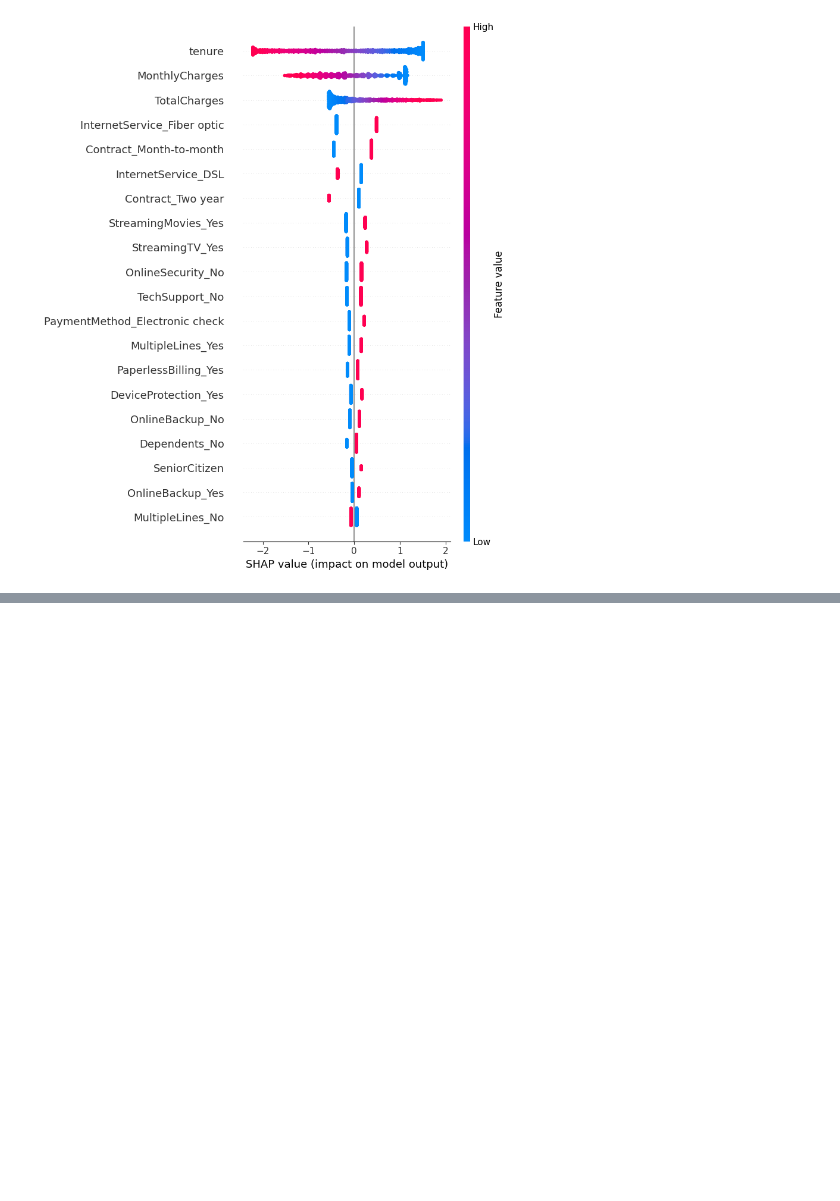
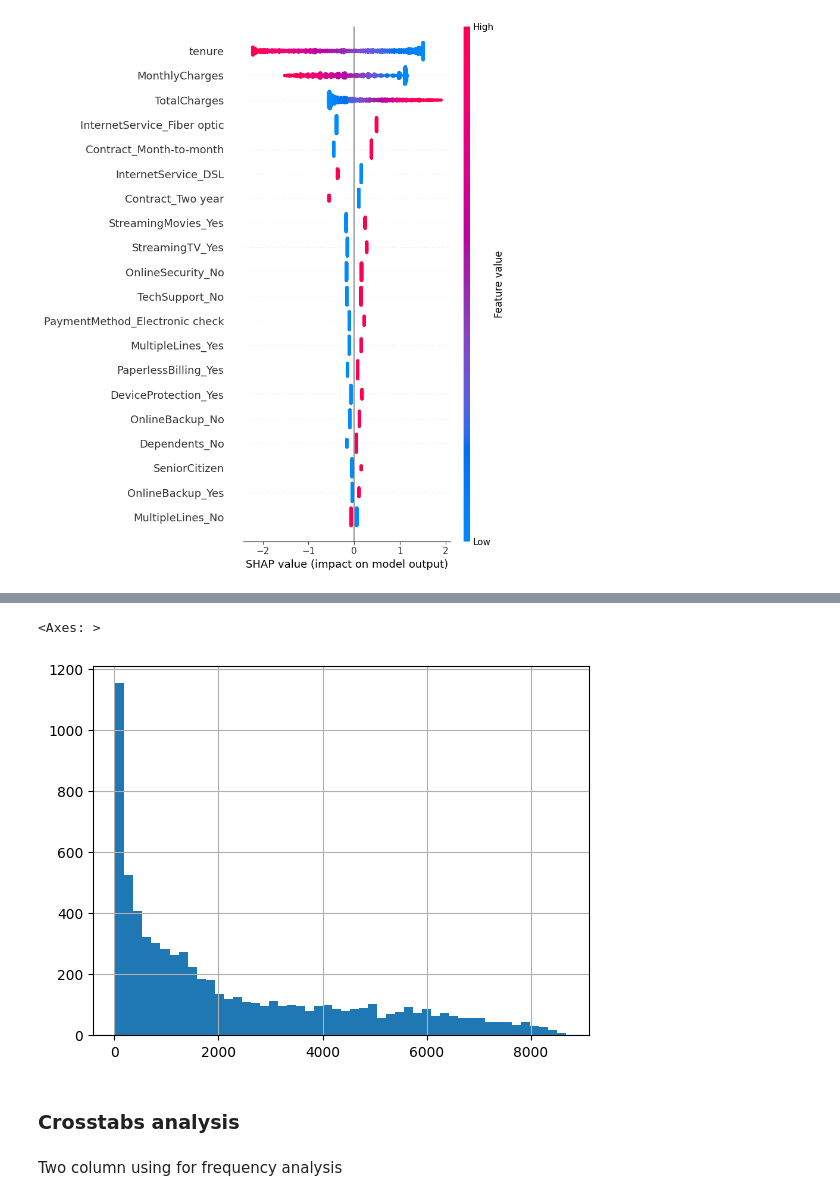
Before and after one commit to Durjoysarker-swarup/Machine-Learning, a Jupyter notebook: 1. Customer Churn Analysis/Customer Churn Analysis.ipynb, the cells around one changed output, grey strips where cells are left out. Saved outputs shown, nothing was run; the diff lists cells and outputs as text; code cells hidden in the pictures; blank space fills up the shorter version.

```diff
--- a/1. Customer Churn Analysis/Customer Churn Analysis.ipynb
+++ b/1. Customer Churn Analysis/Customer Churn Analysis.ipynb
@@ -820,0 +1010,9 @@ shap.summary_plot(shap_values, X_transformed, feature_names = all_iv_names)
+# %%
+dataset['TotalCharges'].hist(bins=50)
+# %% [output]
+<Axes: >
+[figure, added]
+# %% [markdown]
+### Crosstabs analysis
+# %% [markdown]
+Two column using for frequency analysis
```
Also changed, not shown: parts of 34 cells of this notebook, 1 other file.
